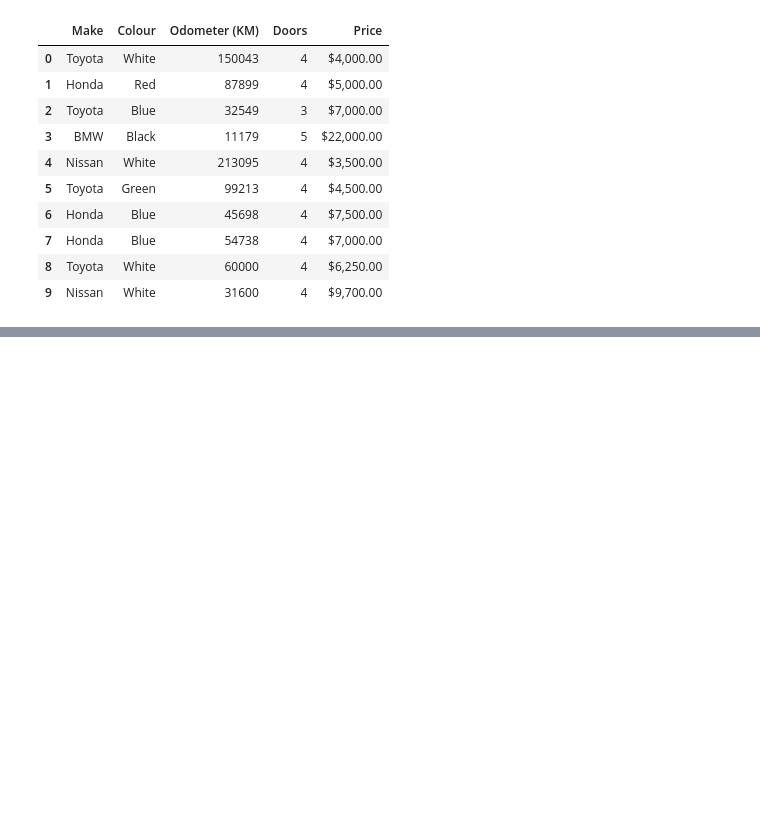
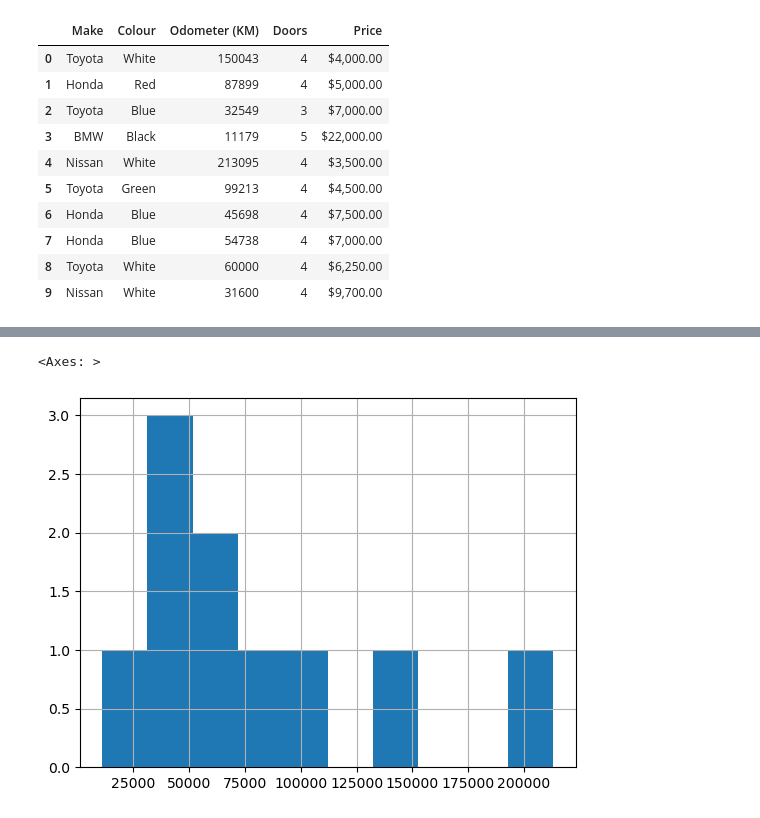
Before and after one commit to junaidknows/ml-study-projects, a Jupyter notebook: introduction-to-pandas.ipynb, the cells around one changed output, grey strips where cells are left out. Drawn from its saved outputs; the diff is of its cells as text; code cells hidden in the pictures; blank space fills up the shorter version.

```diff
--- a/introduction-to-pandas.ipynb
+++ b/introduction-to-pandas.ipynb
@@ -67,0 +500,9 @@ car_sales.to_csv("exported-car-sales.csv")
+# %%
+#Another type of plot, known as histogram
+
+car_sales["Odometer (KM)"].hist()
+
+#histogram is great to see distirbution, which is spread basically
+# %% [output]
+<Axes: >
+[figure, added]
```
Also changed, not shown: parts of 56 cells of this notebook, 1 other file.
